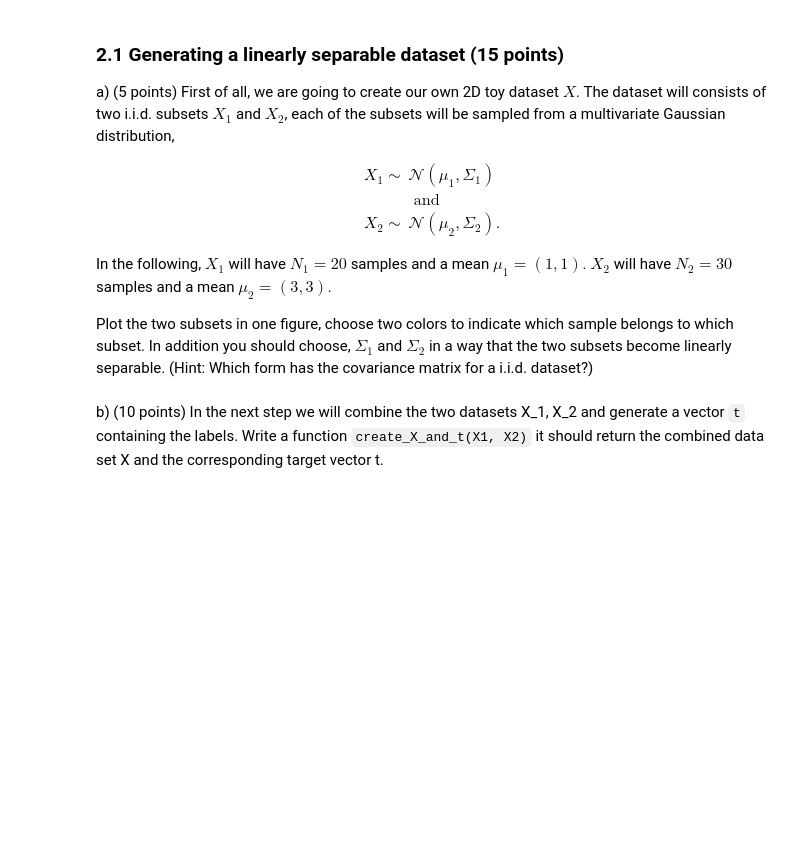
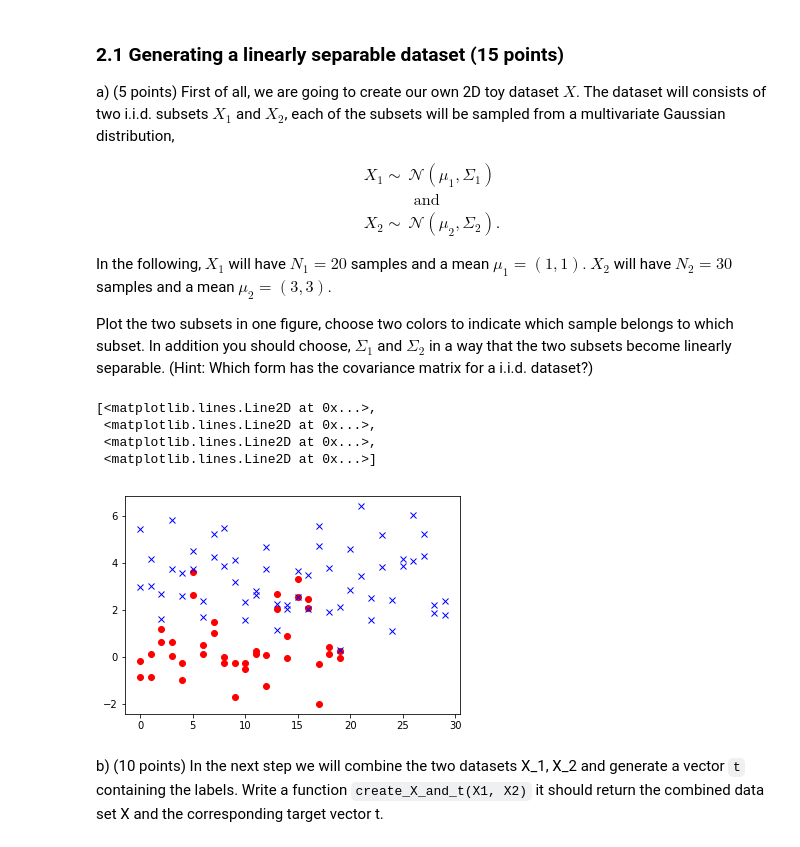
Before and after one commit to sheridavandenbent/ml1_labs, a Jupyter notebook: 10428461_12278327_lab3.ipynb, the cells around one changed output. Drawn from its saved outputs; the diff is of its cells as text; code cells hidden in the pictures; blank space fills up the shorter version.

Commit message:
Starts plotting data for svm

```diff
--- a/10428461_12278327_lab3.ipynb
+++ b/10428461_12278327_lab3.ipynb
@@ -371,3 +368,22 @@ raise NotImplementedError()
+# %%
+# YOUR CODE HERE
+N_1 = 20
+N_2 = 30
+mean_1 = np.asarray([1,1])
+mean_2 = np.asarray([3,3])
+Sigma_1 = np.asarray([[1,2],[3,4]])
+Sigma_2 = np.asarray([[2,3],[0,1]])
+
+x_train_1 = np.random.multivariate_normal(mean_1, Sigma_1, N_1)
+x_train_2 = np.random.multivariate_normal(mean_2, Sigma_2, N_2)
+
+plt.plot(x_train_1, "ro", x_train_2, "bx")
+# %% [output]
+[<matplotlib.lines.Line2D at 0x...>,
+ <matplotlib.lines.Line2D at 0x...>,
+ <matplotlib.lines.Line2D at 0x...>,
+ <matplotlib.lines.Line2D at 0x...>]
+[figure, added]
 # %% [markdown]
 b) (10 points) In the next step we will combine the two datasets X_1, X_2 and generate a vector `t` containing the labels. Write a function `create_X_and_t(X1, X2)` it should return the combined data set X and the corresponding target vector t.
 # %%
```
Also changed, not shown: parts of 1 cell of this notebook.
